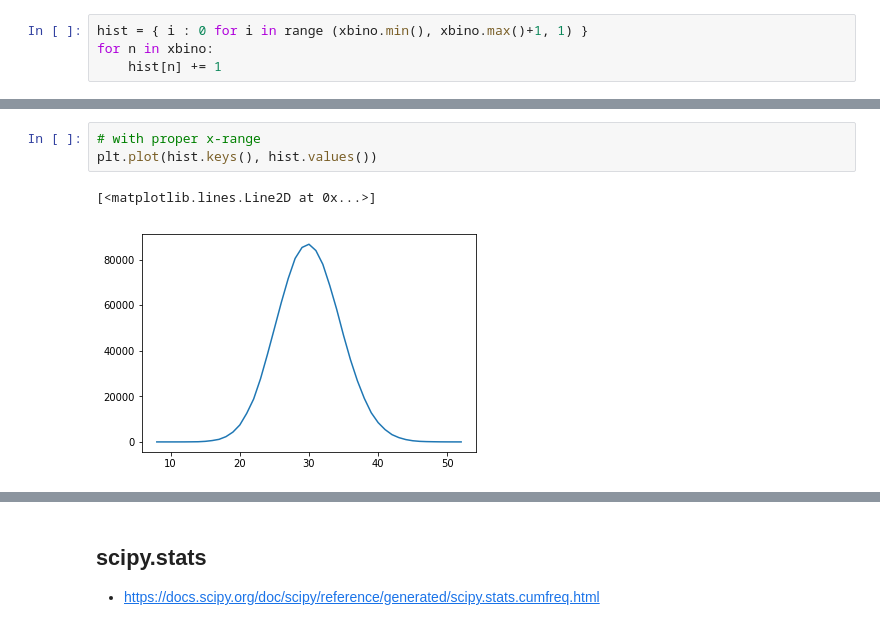
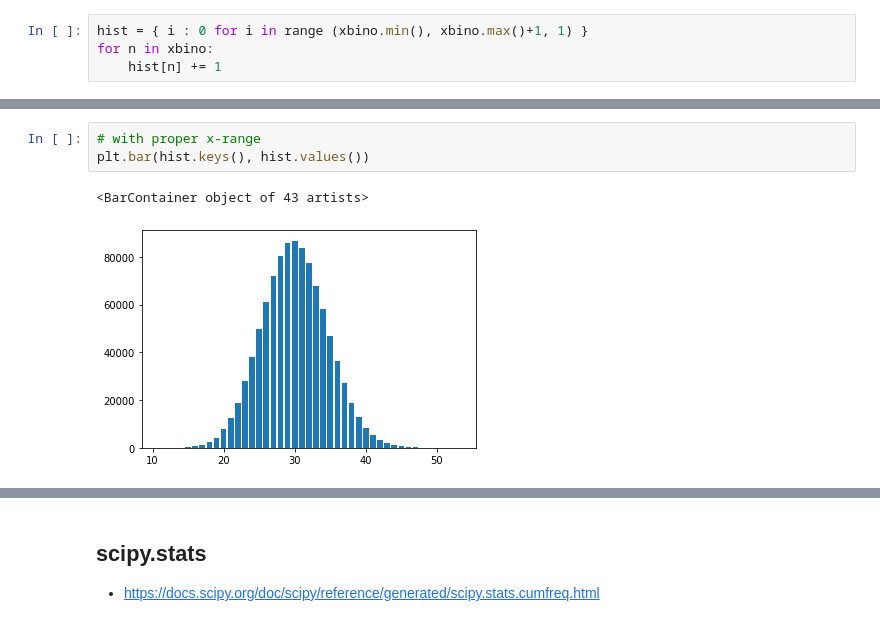
Before and after one commit to yongduek/ieml, a Jupyter notebook: notebooks/random_sample_generation.ipynb, the cells around one changed output, grey strips where cells are left out. Saved outputs shown, nothing was run; the diff lists cells and outputs as text.

```diff
--- a/notebooks/random_sample_generation.ipynb
+++ b/notebooks/random_sample_generation.ipynb
@@ -301,6 +301,6 @@ dict_keys([8, 9, 10, 11, 12, 13, 14, 15, 16, 17, 18, 19, 20, 21, 22, 23, 24, 25,
 # %%
 # with proper x-range
-plt.plot(hist.keys(), hist.values())
+plt.bar(hist.keys(), hist.values())
 # %% [output]
-[<matplotlib.lines.Line2D at 0x...>]
+<BarContainer object of 43 artists>
-[figure, old version]
+[figure, new version]
```
Also changed, not shown: parts of 30 cells of this notebook, 6 other files.
